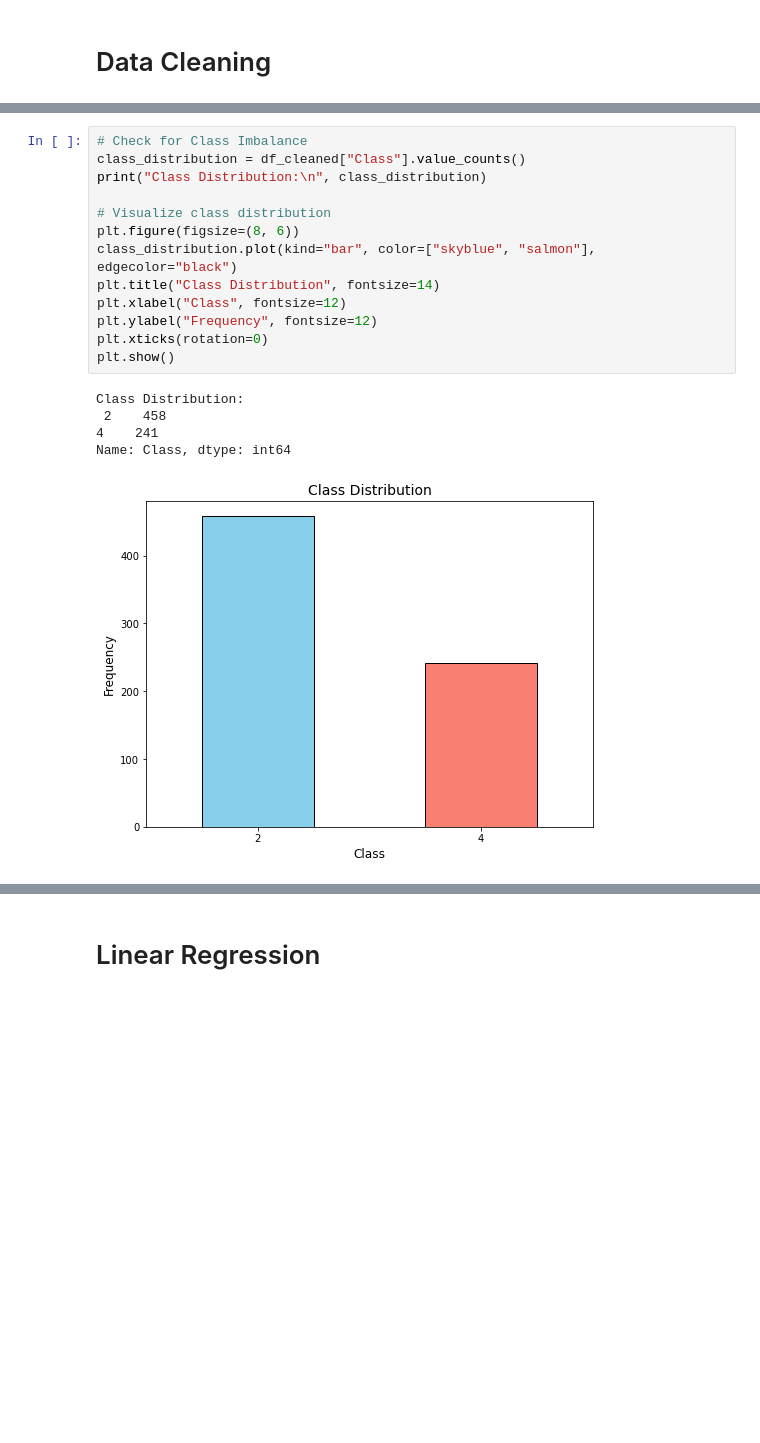
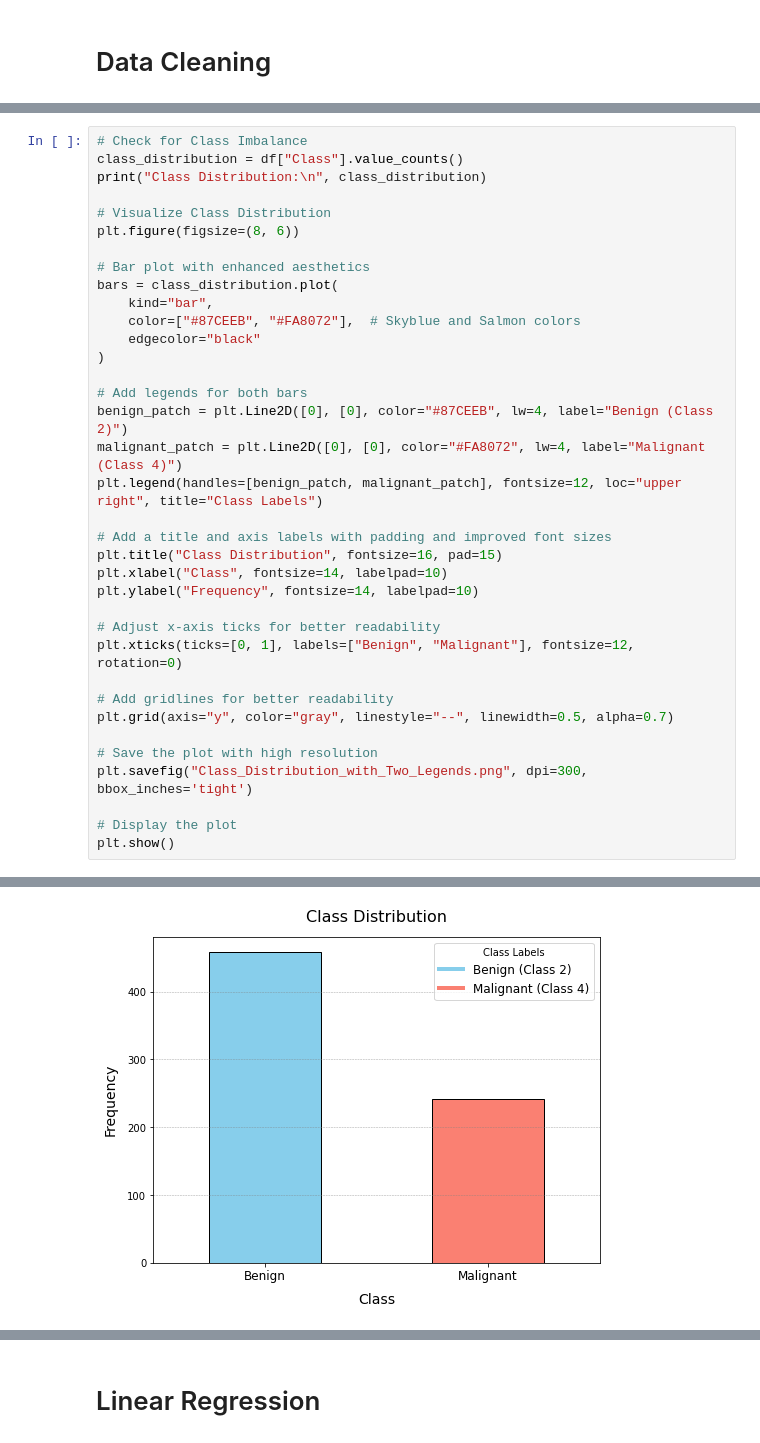
Before and after one commit to Mustaphayinka/ADS2, a Jupyter notebook: Tumor_Classification_Analysis.ipynb, the cells around one changed output, grey strips where cells are left out. Drawn from its saved outputs; the diff is of its cells as text; blank space fills up the shorter version.

```diff
--- a/Tumor_Classification_Analysis.ipynb
+++ b/Tumor_Classification_Analysis.ipynb
@@ -220,22 +230,40 @@ Normal_nucleoli                0
 Mitoses                        0
 Class                          0
 dtype: int64
-# %%
-# Check for Class Imbalance
-class_distribution = df_cleaned["Class"].value_counts()
-print("Class Distribution:\n", class_distribution)
-
-# Visualize class distribution
-plt.figure(figsize=(8, 6))
-class_distribution.plot(kind="bar", color=["skyblue", "salmon"], edgecolor="black")
-plt.title("Class Distribution", fontsize=14)
-plt.xlabel("Class", fontsize=12)
-plt.ylabel("Frequency", fontsize=12)
-plt.xticks(rotation=0)
-plt.show()
-# %% [output]
-Class Distribution:
- 2    458
-4    241
-Name: Class, dtype: int64
-[figure, removed]
+# %%
+# Check for Class Imbalance
+class_distribution = df["Class"].value_counts()
+print("Class Distribution:\n", class_distribution)
+
+# Visualize Class Distribution
+plt.figure(figsize=(8, 6))
+
+# Bar plot with enhanced aesthetics
+bars = class_distribution.plot(
+    kind="bar",
+    color=["#87CEEB", "#FA8072"],  # Skyblue and Salmon colors
+    edgecolor="black"
+)
+
+# Add legends for both bars
+benign_patch = plt.Line2D([0], [0], color="#87CEEB", lw=4, label="Benign (Class 2)")
+malignant_patch = plt.Line2D([0], [0], color="#FA8072", lw=4, label="Malignant (Class 4)")
+plt.legend(handles=[benign_patch, malignant_patch], fontsize=12, loc="upper right", title="Class Labels")
+
+# Add a title and axis labels with padding and improved font sizes
+plt.title("Class Distribution", fontsize=16, pad=15)
+plt.xlabel("Class", fontsize=14, labelpad=10)
+plt.ylabel("Frequency", fontsize=14, labelpad=10)
+
+# Adjust x-axis ticks for better readability
+plt.xticks(ticks=[0, 1], labels=["Benign", "Malignant"], fontsize=12, rotation=0)
+
+# Add gridlines for better readability
+plt.grid(axis="y", color="gray", linestyle="--", linewidth=0.5, alpha=0.7)
+
+# Save the plot with high resolution
+plt.savefig("Class_Distribution_with_Two_Legends.png", dpi=300, bbox_inches='tight')
+
+# Display the plot
+plt.show()
+# %% [output]
@@ -242,2 +274,3 @@ Name: Class, dtype: int64
+[figure, added]
 # %%
 # Detect Multicollinearity using VIF
```
Also changed, not shown: parts of 23 cells of this notebook.
